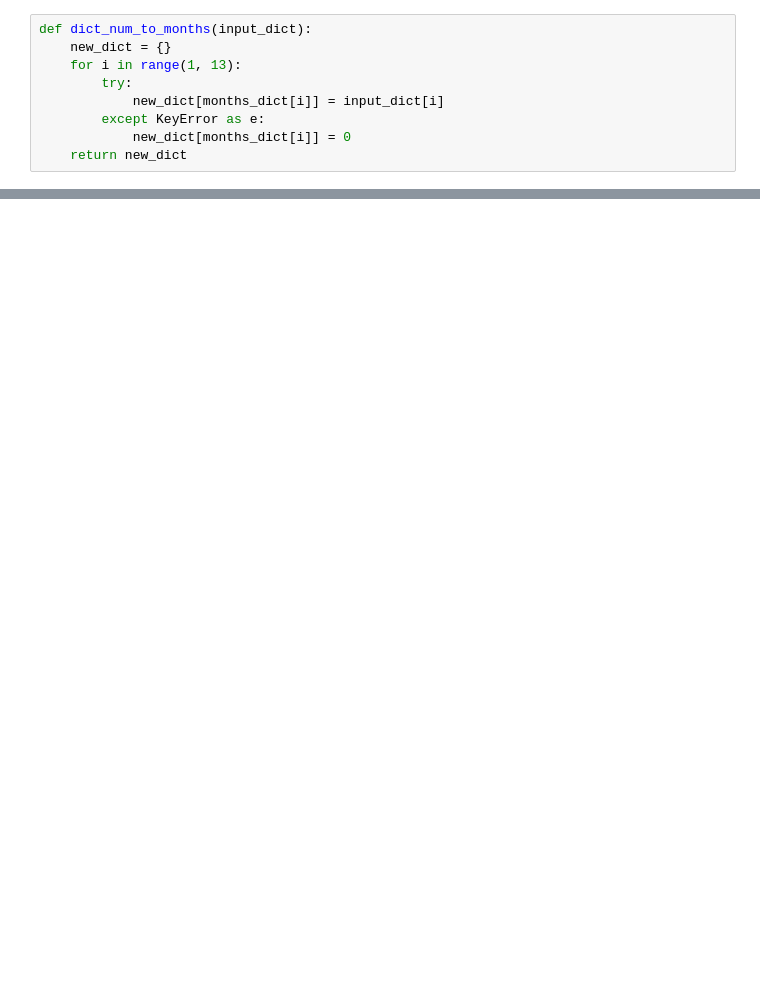
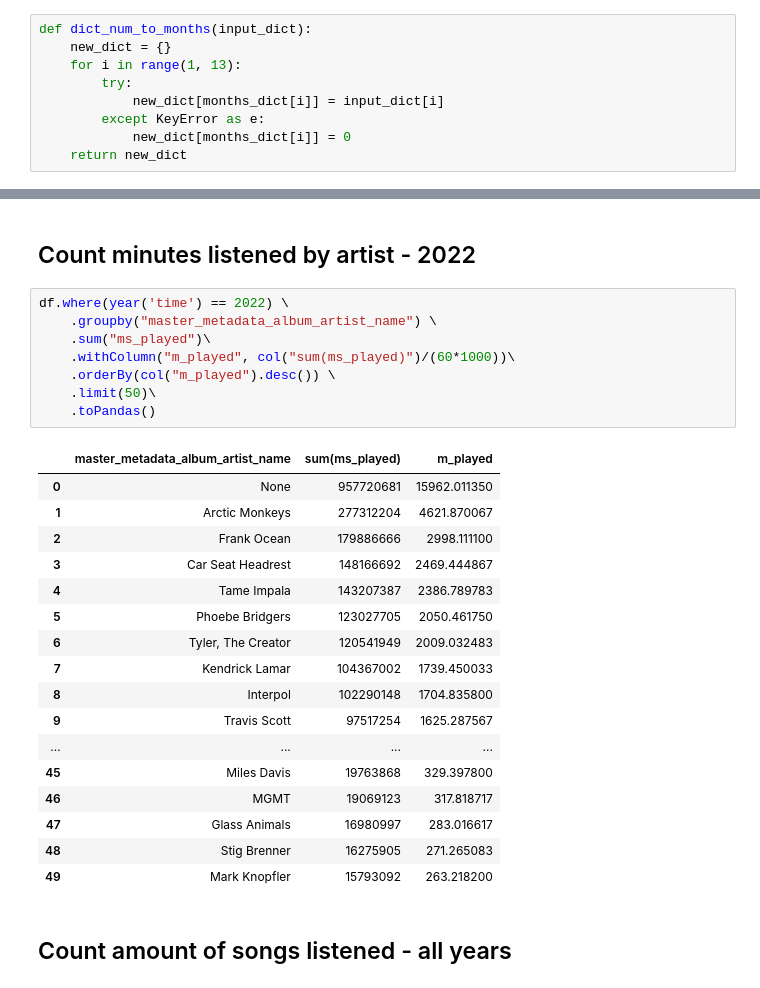
Before and after one commit to treyshotz/Spotify-Analytics, a Jupyter notebook: notebooks/spotify.ipynb, the cells around one changed output, grey strips where cells are left out. Saved outputs shown, nothing was run; the diff lists cells and outputs as text; blank space fills up the shorter version.

```diff
--- a/notebooks/spotify.ipynb
+++ b/notebooks/spotify.ipynb
@@ -233,0 +342,30 @@ plt.show()
+# %% [markdown]
+## Count minutes listened by artist - 2022
+# %%
+df.where(year('time') == 2022) \
+    .groupby("master_metadata_album_artist_name") \
+    .sum("ms_played")\
+    .withColumn("m_played", col("sum(ms_played)")/(60*1000))\
+    .orderBy(col("m_played").desc()) \
+    .limit(50)\
+    .toPandas()
+# %% [output]
+|  | master_metadata_album_artist_name | sum(ms_played) | m_played |
+| 0 | None | 957720681 | 15962.011350 |
+| 1 | Arctic Monkeys | 277312204 | 4621.870067 |
+| 2 | Frank Ocean | 179886666 | 2998.111100 |
+| 3 | Car Seat Headrest | 148166692 | 2469.444867 |
+| 4 | Tame Impala | 143207387 | 2386.789783 |
+| 5 | Phoebe Bridgers | 123027705 | 2050.461750 |
+| 6 | Tyler, The Creator | 120541949 | 2009.032483 |
+| 7 | Kendrick Lamar | 104367002 | 1739.450033 |
+| 8 | Interpol | 102290148 | 1704.835800 |
+| 9 | Travis Scott | 97517254 | 1625.287567 |
+| ... | ... | ... | ... |
+| 45 | Miles Davis | 19763868 | 329.397800 |
+| 46 | MGMT | 19069123 | 317.818717 |
+| 47 | Glass Animals | 16980997 | 283.016617 |
+| 48 | Stig Brenner | 16275905 | 271.265083 |
+| 49 | Mark Knopfler | 15793092 | 263.218200 |
+# %% [markdown]
+## Count amount of songs listened - all years
```
Also changed, not shown: parts of 41 cells of this notebook.
